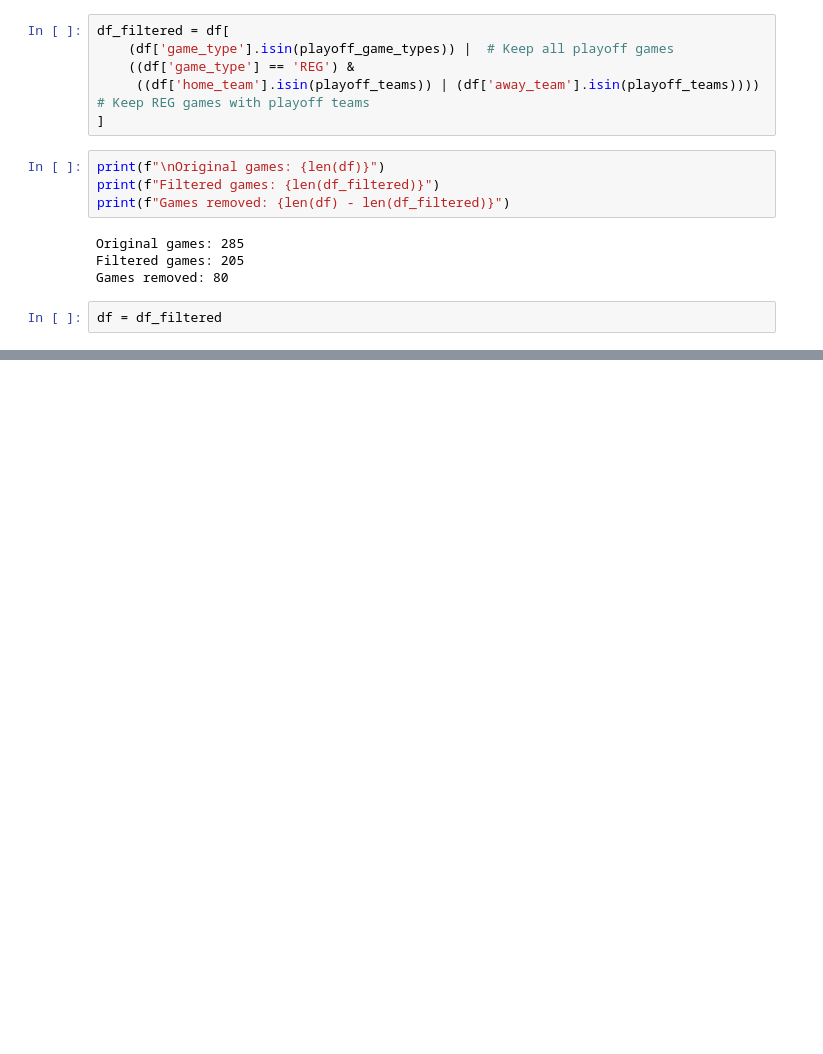
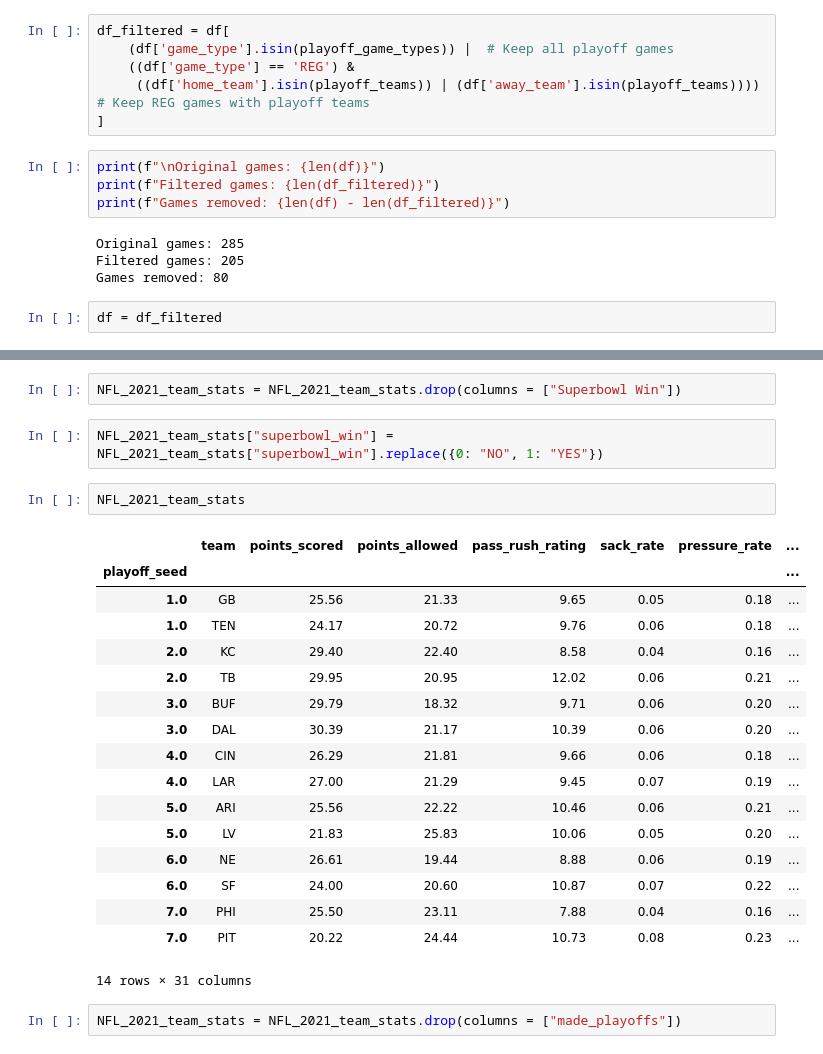
Before and after one commit to kembo001/nfl-predictor, a Jupyter notebook: data/NFL_2021_Analysis.ipynb, the cells around one changed output, grey strips where cells are left out. Saved outputs shown, nothing was run; the diff lists cells and outputs as text; blank space fills up the shorter version.

```diff
--- a/data/NFL_2021_Analysis.ipynb
+++ b/data/NFL_2021_Analysis.ipynb
@@ -143,0 +489,26 @@ print(df)
+# %%
+NFL_2021_team_stats = NFL_2021_team_stats.drop(columns = ["Superbowl Win"])
+# %%
+NFL_2021_team_stats["superbowl_win"] = NFL_2021_team_stats["superbowl_win"].replace({0: "NO", 1: "YES"})
+# %%
+NFL_2021_team_stats
+# %% [output]
+|  | team | points_scored | points_allowed | pass_rush_rating | sack_rate | pressure_rate | ... |
+| playoff_seed |  |  |  |  |  |  | ... |
+| 1.0 | GB | 25.56 | 21.33 | 9.65 | 0.05 | 0.18 | ... |
+| 1.0 | TEN | 24.17 | 20.72 | 9.76 | 0.06 | 0.18 | ... |
+| 2.0 | KC | 29.40 | 22.40 | 8.58 | 0.04 | 0.16 | ... |
+| 2.0 | TB | 29.95 | 20.95 | 12.02 | 0.06 | 0.21 | ... |
+| 3.0 | BUF | 29.79 | 18.32 | 9.71 | 0.06 | 0.20 | ... |
+| 3.0 | DAL | 30.39 | 21.17 | 10.39 | 0.06 | 0.20 | ... |
+| 4.0 | CIN | 26.29 | 21.81 | 9.66 | 0.06 | 0.18 | ... |
+| 4.0 | LAR | 27.00 | 21.29 | 9.45 | 0.07 | 0.19 | ... |
+| 5.0 | ARI | 25.56 | 22.22 | 10.46 | 0.06 | 0.21 | ... |
+| 5.0 | LV | 21.83 | 25.83 | 10.06 | 0.05 | 0.20 | ... |
+| 6.0 | NE | 26.61 | 19.44 | 8.88 | 0.06 | 0.19 | ... |
+| 6.0 | SF | 24.00 | 20.60 | 10.87 | 0.07 | 0.22 | ... |
+| 7.0 | PHI | 25.50 | 23.11 | 7.88 | 0.04 | 0.16 | ... |
+| 7.0 | PIT | 20.22 | 24.44 | 10.73 | 0.08 | 0.23 | ... |
+14 rows × 31 columns
+# %%
+NFL_2021_team_stats = NFL_2021_team_stats.drop(columns = ["made_playoffs"])
```
Also changed, not shown: parts of 38 cells of this notebook, 4 other files.
